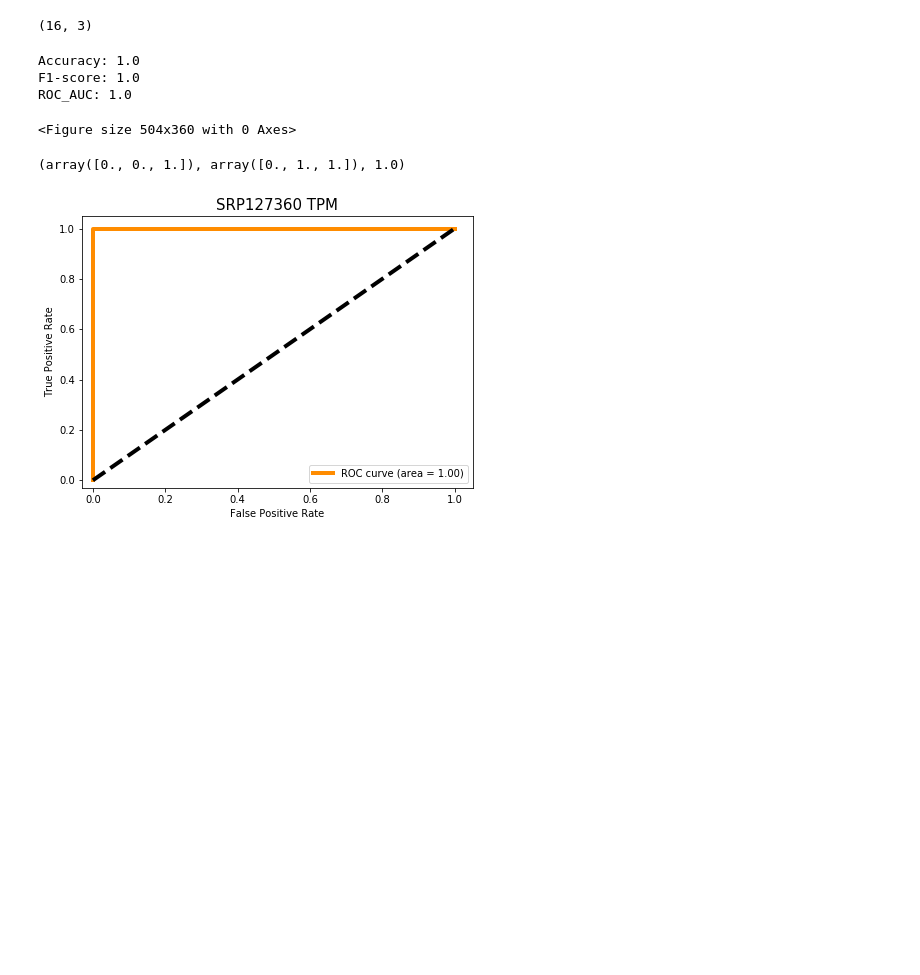
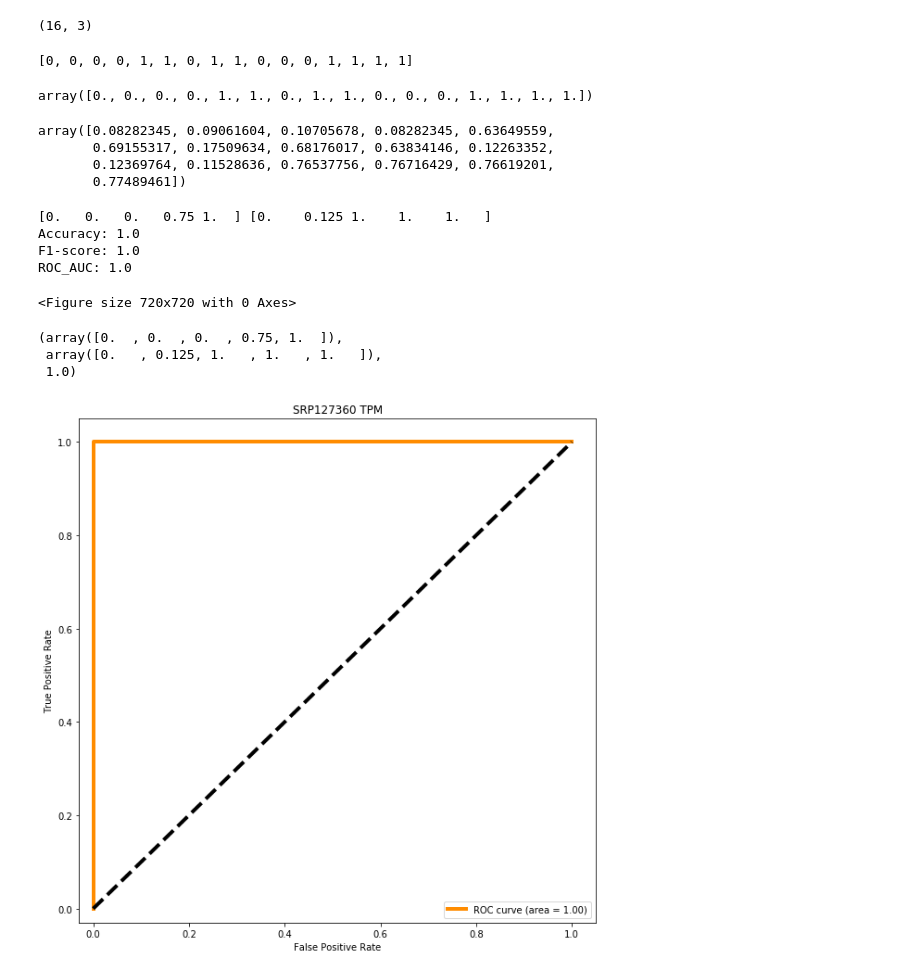
Before and after one commit to ioannisa92/RiboVsPolyA, a Jupyter notebook: examples/SRP127360_classifier_results.ipynb, the cells around one changed output. Saved outputs shown, nothing was run; the diff lists cells and outputs as text; code cells hidden in the pictures; blank space fills up the shorter version.

```diff
--- a/examples/SRP127360_classifier_results.ipynb
+++ b/examples/SRP127360_classifier_results.ipynb
@@ -194,21 +261,40 @@ srp_tpm_df.shape
 # %% [output]
 (16, 3)
 # %%
-true_labels = np.array([1 if 'T' in x else 0 for x in srp_tpm_df.index])
+true_labels = [0 if 'M' in x else 1 for x in srp_tpm_df.index]
 pred_labels = srp_tpm_df.Ribo.values
+pred_proba = srp_tpm_df.Proba_1.values
+# %%
+true_labels
+# %% [output]
+[0, 0, 0, 0, 1, 1, 0, 1, 1, 0, 0, 0, 1, 1, 1, 1]
+# %%
+pred_labels
+# %% [output]
+array([0., 0., 0., 0., 1., 1., 0., 1., 1., 0., 0., 0., 1., 1., 1., 1.])
+# %%
+pred_proba
+# %% [output]
+array([0.08282345, 0.09061604, 0.10705678, 0.08282345, 0.63649559,
+       0.69155317, 0.17509634, 0.68176017, 0.63834146, 0.12263352,
+       0.12369764, 0.11528636, 0.76537756, 0.76716429, 0.76619201,
+       0.77489461])
 # %%
-acc, f1, roc_auc = classification_eval(true_labels, pred_labels, classes={0,1})
+acc, f1, roc_auc, precision = classification_eval(true_labels, pred_labels,pred_proba, classes={0,1})
 print('Accuracy: {}\nF1-score: {}\nROC_AUC: {}'.format(acc, f1, roc_auc))
 # %% [output]
+[0.   0.   0.   0.75 1.  ] [0.    0.125 1.    1.    1.   ]
 Accuracy: 1.0
 F1-score: 1.0
 ROC_AUC: 1.0
-<Figure size 504x360 with 0 Axes>
+<Figure size 720x720 with 0 Axes>
 # %%
-ROC(true_labels, pred_labels, classes={0,1}, plot=True, title='SRP127360 TPM')
+ROC(true_labels, pred_proba, classes={0,1}, plot=True, title='SRP127360 TPM')
 # %% [output]
-(array([0., 0., 1.]), array([0., 1., 1.]), 1.0)
+(array([0.  , 0.  , 0.  , 0.75, 1.  ]),
+ array([0.   , 0.125, 1.   , 1.   , 1.   ]),
+ 1.0)
-[figure, old version]
+[figure, new version]
 # %%
 confusion(true_labels, list(pred_labels), plot=True, title='SRP127360 TPM Confusion Matrix',fontsize=16,cmap='tab20',normalize=False)
 # %% [output]
```
Also changed, not shown: parts of 7 cells of this notebook, 16 other files.
